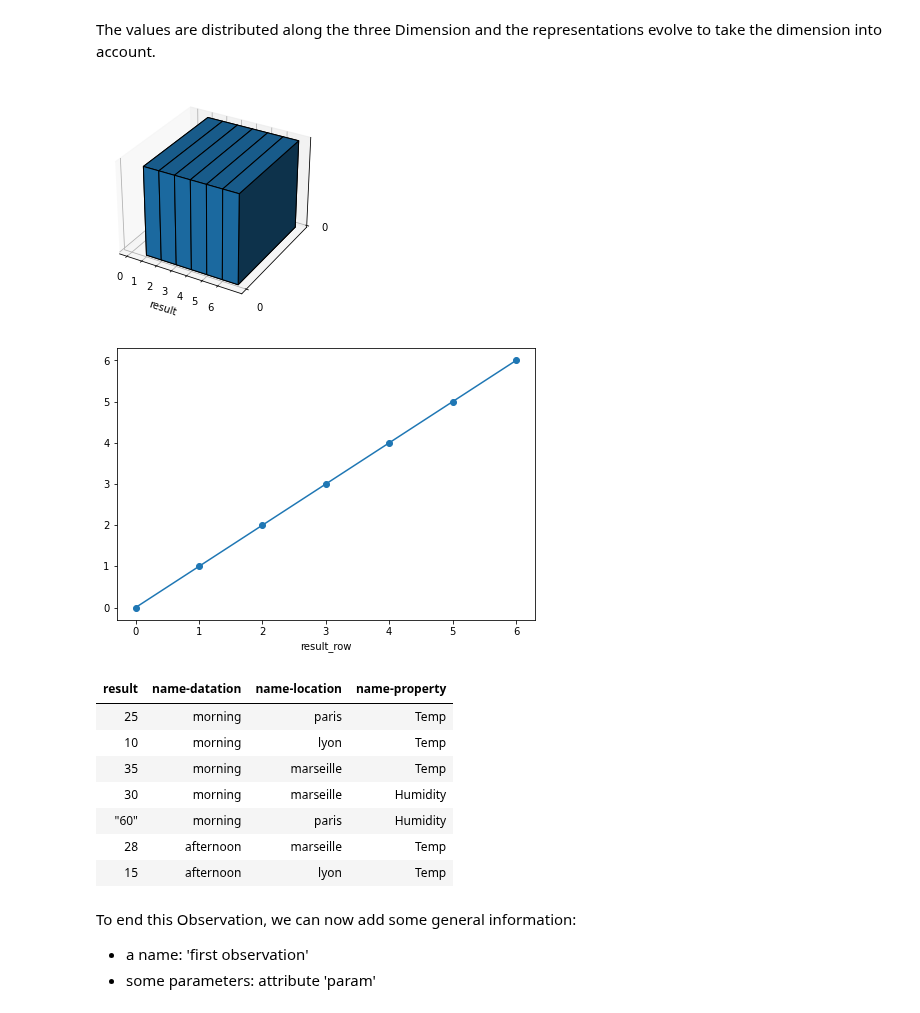
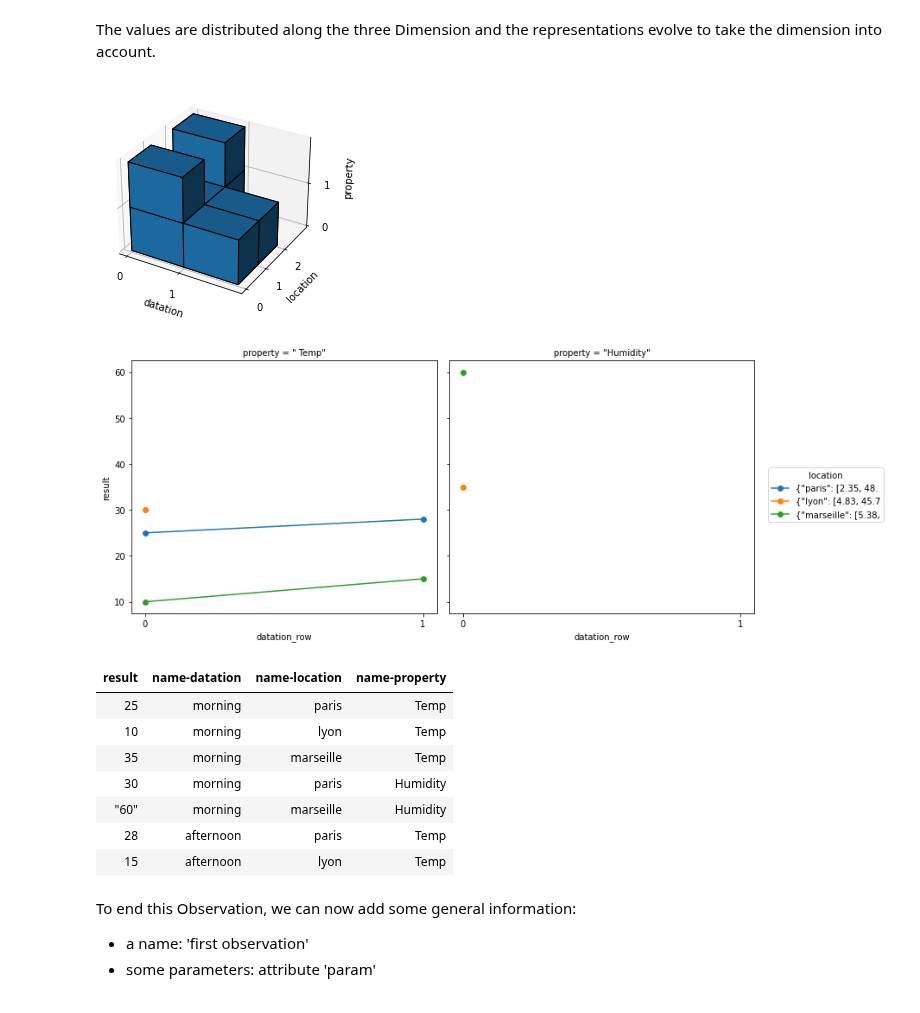
Before and after one commit to loco-philippe/Environmental-Sensing, a Jupyter notebook: python/Examples/Observation/first_observation.ipynb, the cells around one changed output. Cells and saved outputs as stored; diff of their text form; code cells hidden in the pictures.

```diff
--- a/python/Examples/Observation/first_observation.ipynb
+++ b/python/Examples/Observation/first_observation.ipynb
@@ -128,19 +123,19 @@ The values are distributed along the three Dimension and the representations evo
 into account.
 # %%
 ob.nindex('datation').setcodeclist(["2021-05-05T10", "2021-05-05T16"], valueonly=True)
-ob.voxel()
-ob.plot(order=[0,2,1])
+ob.voxel(idxname=['datation', 'location', 'property'])
+ob.plot(idxname=['datation', 'property', 'location'], varname='result')
 ob.view(width=15, location='n', datation='n', property='n', tablefmt='html', numalign='center', stralign='center')
 # %% [output]
-[figure, old version]
+[figure, new version]
-[figure, old version]
+[figure, new version]
 | result | name-datation | name-location | name-property |
 | 25 | morning | paris | Temp |
 | 10 | morning | lyon | Temp |
 | 35 | morning | marseille | Temp |
-| 30 | morning | marseille | Humidity |
-| "60" | morning | paris | Humidity |
-| 28 | afternoon | marseille | Temp |
+| 30 | morning | paris | Humidity |
+| "60" | morning | marseille | Humidity |
+| 28 | afternoon | paris | Temp |
 | 15 | afternoon | lyon | Temp |
 # %% [markdown]
 To end this Observation, we can now add some general information:
```
Also changed, not shown: parts of 8 cells of this notebook, 8 other files.
